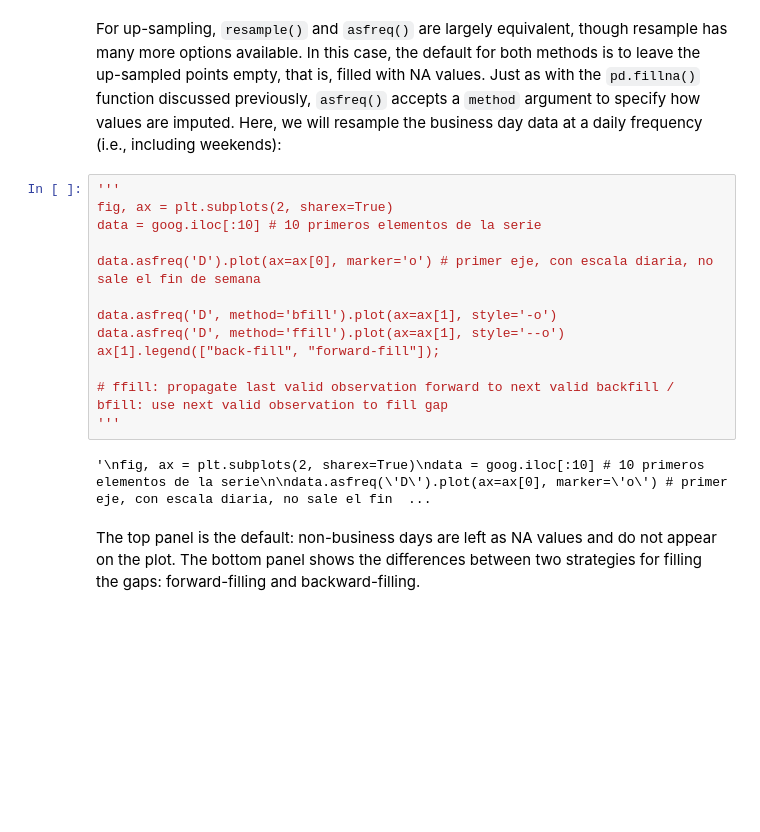
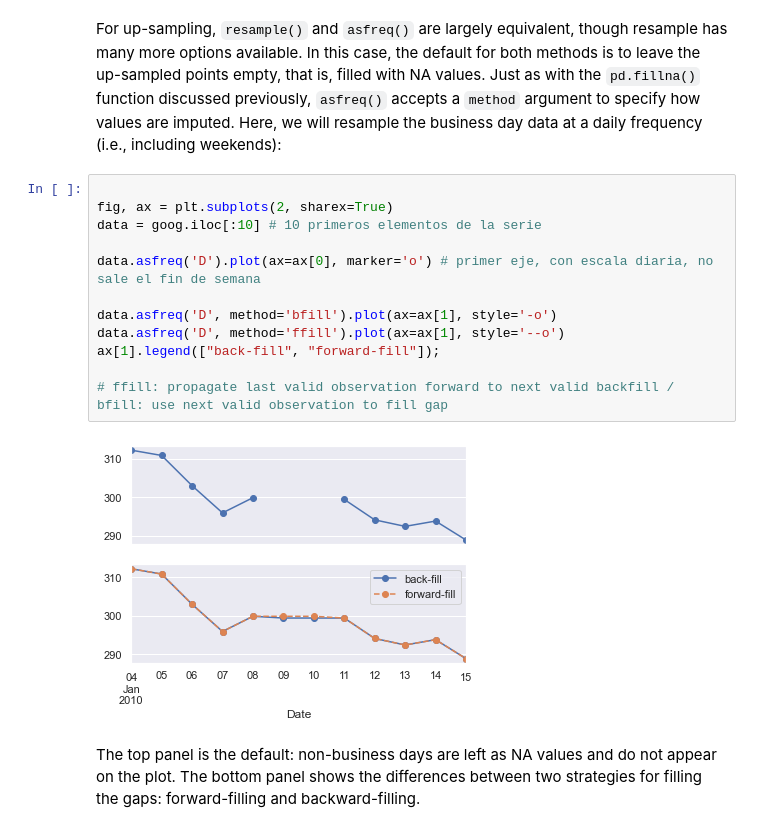
Before and after one commit to rafazamb/DS_PT_ENE21, a Jupyter notebook: 1-Data_Analysis/4-Feature Engineering/4.3 Tiempo/1_TimeSeries - clase - Solución.ipynb, the cells around one changed output. Saved outputs shown, nothing was run; the diff lists cells and outputs as text; blank space fills up the shorter version.

```diff
--- a/1-Data_Analysis/4-Feature Engineering/4.3 Tiempo/1_TimeSeries - clase - Solución.ipynb
+++ b/1-Data_Analysis/4-Feature Engineering/4.3 Tiempo/1_TimeSeries - clase - Solución.ipynb
@@ -419,20 +524,19 @@ In this case, the default for both methods is to leave the up-sampled points emp
 Just as with the ``pd.fillna()`` function discussed previously, ``asfreq()`` accepts a ``method`` argument to specify how values are imputed.
 Here, we will resample the business day data at a daily frequency (i.e., including weekends):
 # %%
-'''
+
 fig, ax = plt.subplots(2, sharex=True)
 data = goog.iloc[:10] # 10 primeros elementos de la serie
 
 data.asfreq('D').plot(ax=ax[0], marker='o') # primer eje, con escala diaria, no sale el fin de semana
 
 data.asfreq('D', method='bfill').plot(ax=ax[1], style='-o')
 data.asfreq('D', method='ffill').plot(ax=ax[1], style='--o')
 ax[1].legend(["back-fill", "forward-fill"]);
 
 # ffill: propagate last valid observation forward to next valid backfill / bfill: use next valid observation to fill gap
-'''
 # %% [output]
-'\nfig, ax = plt.subplots(2, sharex=True)\ndata = goog.iloc[:10] # 10 primeros elementos de la serie\n\ndata.asfreq(\'D\').plot(ax=ax[0], marker=\'o\') # primer eje, con escala diaria, no sale el fin  ...
+[figure, added]
 # %% [markdown]
 The top panel is the default: non-business days are left as NA values and do not appear on the plot.
 The bottom panel shows the differences between two strategies for filling the gaps: forward-filling and backward-filling.
```
Also changed, not shown: parts of 12 cells of this notebook.
